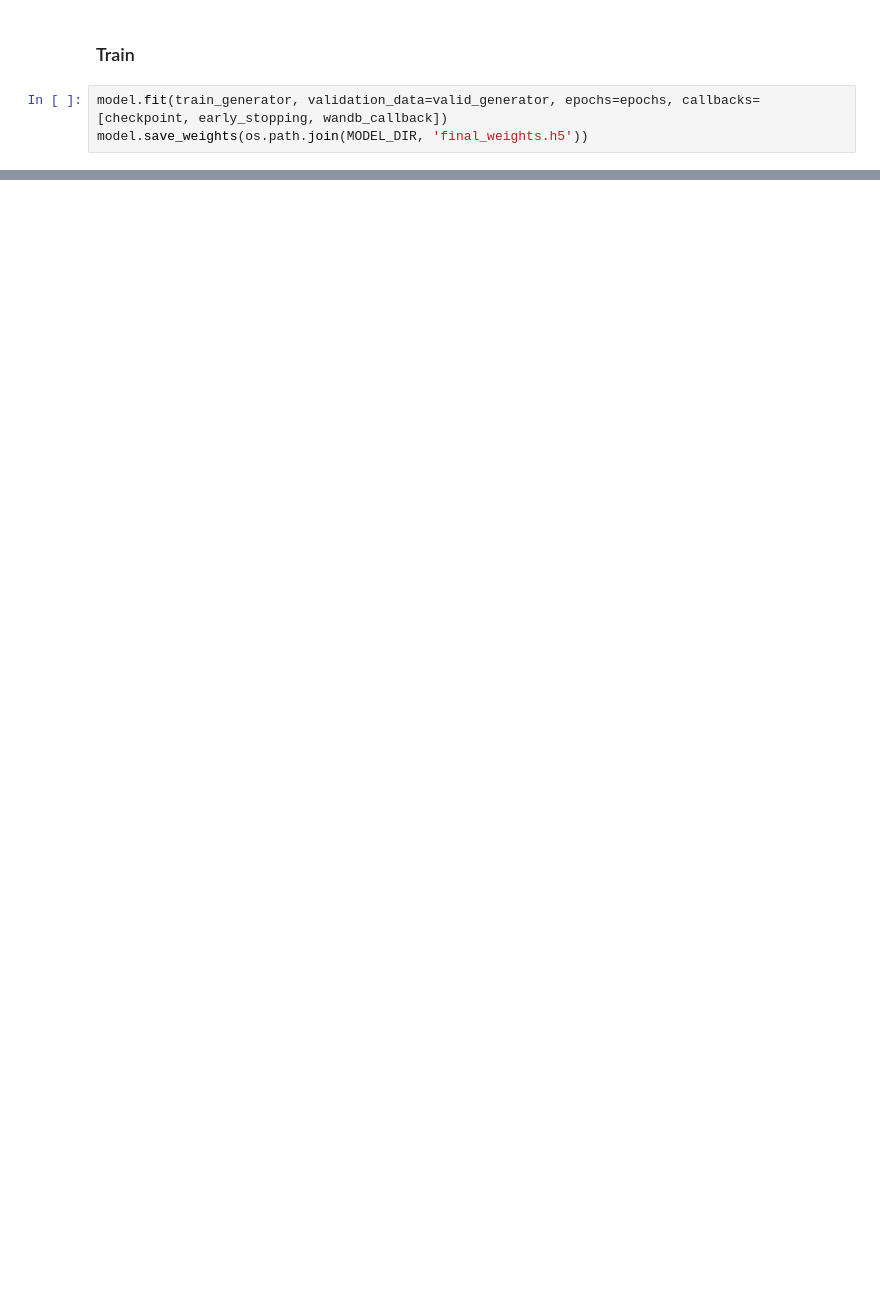
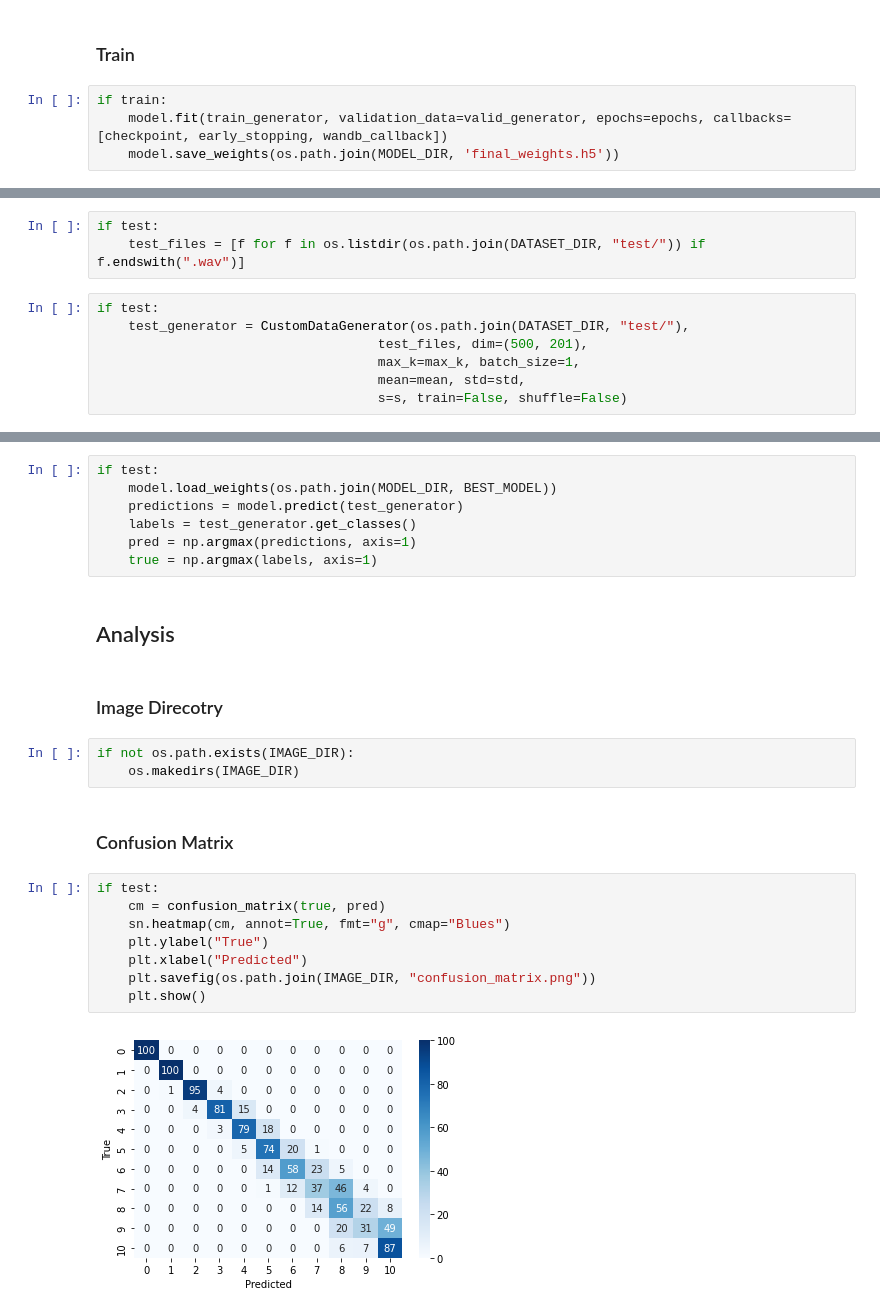
Before and after one commit to marlousnijman/ASR-speaker-estimation, a Jupyter notebook: src/pipeline.ipynb, the cells around one changed output, grey strips where cells are left out. Cells and saved outputs as stored; diff of their text form; blank space fills up the shorter version.

Commit message:
Added testing of trained model

```diff
--- a/src/pipeline.ipynb
+++ b/src/pipeline.ipynb
@@ -181,5 +222,6 @@ if not os.path.exists(MODEL_DIR):
 # %% [markdown]
 ### Train
 # %%
-model.fit(train_generator, validation_data=valid_generator, epochs=epochs, callbacks=[checkpoint, early_stopping, wandb_callback])
-model.save_weights(os.path.join(MODEL_DIR, 'final_weights.h5'))
+if train:
+    model.fit(train_generator, validation_data=valid_generator, epochs=epochs, callbacks=[checkpoint, early_stopping, wandb_callback])
+    model.save_weights(os.path.join(MODEL_DIR, 'final_weights.h5'))
@@ -185,0 +232,10 @@ model.save_weights(os.path.join(MODEL_DIR, 'final_weights.h5'))
+# %%
+if test:
+    test_files = [f for f in os.listdir(os.path.join(DATASET_DIR, "test/")) if f.endswith(".wav")]
+# %%
+if test:
+    test_generator = CustomDataGenerator(os.path.join(DATASET_DIR, "test/"),
+                                    test_files, dim=(500, 201),
+                                    max_k=max_k, batch_size=1,
+                                    mean=mean, std=std,
+                                    s=s, train=False, shuffle=False)
@@ -185,0 +244,26 @@ model.save_weights(os.path.join(MODEL_DIR, 'final_weights.h5'))
+# %%
+if test:
+    model.load_weights(os.path.join(MODEL_DIR, BEST_MODEL))
+    predictions = model.predict(test_generator)
+    labels = test_generator.get_classes()
+    pred = np.argmax(predictions, axis=1)
+    true = np.argmax(labels, axis=1)
+# %% [markdown]
+## Analysis
+# %% [markdown]
+### Image Direcotry
+# %%
+if not os.path.exists(IMAGE_DIR):
+    os.makedirs(IMAGE_DIR)
+# %% [markdown]
+### Confusion Matrix
+# %%
+if test:
+    cm = confusion_matrix(true, pred)
+    sn.heatmap(cm, annot=True, fmt="g", cmap="Blues")
+    plt.ylabel("True")
+    plt.xlabel("Predicted")
+    plt.savefig(os.path.join(IMAGE_DIR, "confusion_matrix.png"))
+    plt.show()
+# %% [output]
+[figure, added]
```
Also changed, not shown: parts of 23 cells of this notebook, 2 other files.
